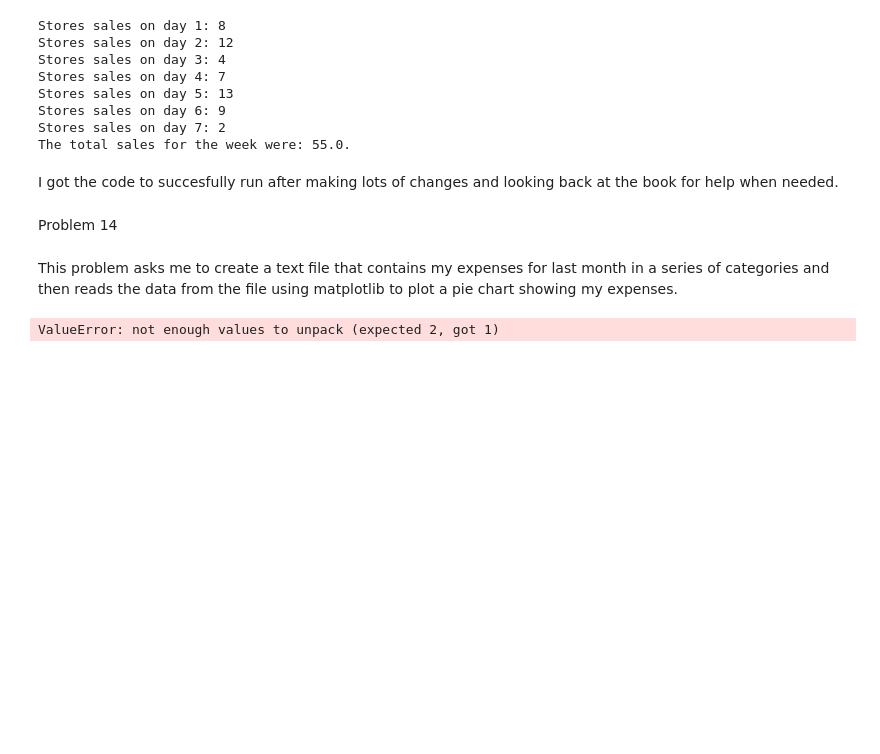
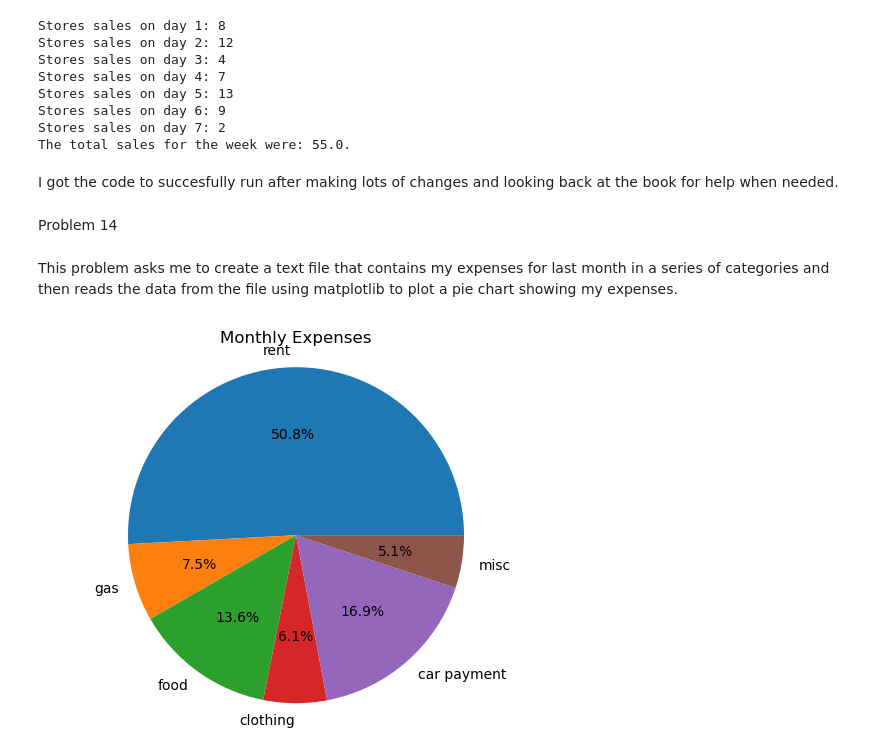
Before and after one commit to kendalinman/ExcerciseS, a Jupyter notebook: Ex7.ipynb, the cells around one changed output. Drawn from its saved outputs; the diff is of its cells as text; code cells hidden in the pictures; blank space fills up the shorter version.

```diff
--- a/Ex7.ipynb
+++ b/Ex7.ipynb
@@ -86,43 +86,41 @@ I got the code to succesfully run after making lots of changes and looking back
 Problem 14
 # %% [markdown]
 This problem asks me to create a text file that contains my expenses for last month in a series of categories and then reads the data from the file using matplotlib to plot a pie chart showing my expenses.
-# %%
-import matplotlib.pyplot as plt
-
-def main():
-
-#Here I am asking the program to read the expenses that I have saved in the file I created
-    def read_expenses(filename):
-        expenses = {}
-        with open(filename) as file:
-            for line in file:
-                category, amount = line.strip().split(': ')
-                expenses[category] = float(amount)
-        return expenses
-
-#Now I am prompting the code to plot a pie chart
-    def plot_pie_chart(categories, amounts):
-        plt.pie(amounts, labels=categories, autopct='%1,1f%%')
-        plt.axis('equal')
-#Here I am setting a title for my pie chart to be named
-        plt.title('Montly Expenses')
-        plt.show()
-
-#Here I am setting my expenses file equal to the variable expenses_file so that the program knows
-    expenses_file = 'expenses.txt'
-
-#I am again having the code read the expenses from within my file
-    expenses = read_expenses(expenses_file)
-
-#Now I am telling the program to take out each expense category and the amount I put for it
-    categories = list(expenses.keys())
-    amounts = list(expenses.values())
-
-#Plotting the pie chart
-    plot_pie_chart(categories, amounts)
-
-#calling the main function
-if __name__ == '__main__':
-    main()
-# %% [output]
-ValueError: not enough values to unpack (expected 2, got 1)
+# %%
+import matplotlib.pyplot as plt
+
+def main():
+
+#Here I am asking the program to read the expenses that I have saved in the file I created
+    def read_expenses(filename):
+        expenses = {}
+        with open(filename) as file:
+            for line in file:
+                category, amount = line.strip().split(': ')
+                expenses[category] = float(amount)
+        return expenses
+
+#Now I am prompting the code to plot a pie chart
+    def plot_pie_chart(categories, amounts):
+        plt.pie(amounts, labels=categories, autopct='%1.1f%%')
+        plt.axis('equal')
+#Here I am setting a title for my pie chart to be named
+        plt.title('Monthly Expenses')
+        plt.show()
+
+#Here I am setting my expenses file equal to the variable expenses_file so that the program knows
+    expenses_file = 'expenses.txt'
+
+#I am again having the code read the expenses from within my file
+    expenses = read_expenses(expenses_file)
+
+#Now I am telling the program to take out each expense category and the amount I put for it
+    categories = list(expenses.keys())
+    amounts = list(expenses.values())
+    plot_pie_chart(categories, amounts)
+
+# Correct indentation of the main() function
+if __name__ == '__main__':
+    main()
+# %% [output]
+[figure, added]
```
Also changed, not shown: 1 other file.
